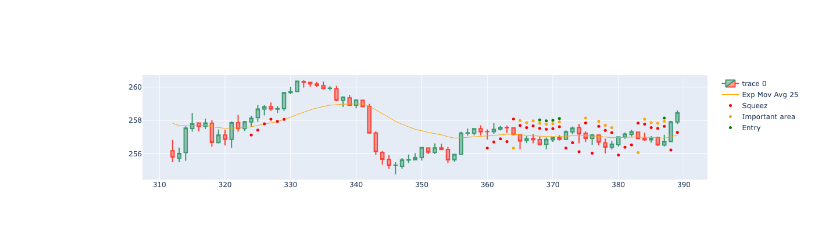
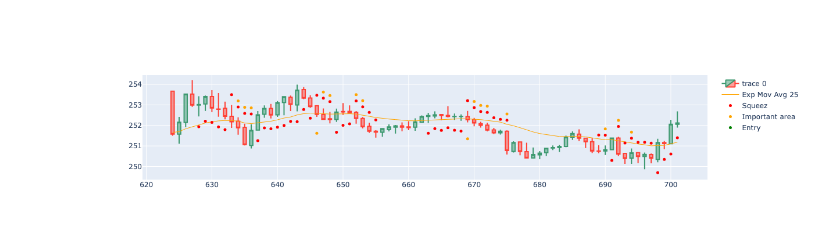
Before and after one commit to gastoncs/jupyter-docker, a Jupyter notebook: app/src/practice/squeez/testBolingerBands-v2.ipynb, the cells around one changed output. Drawn from its saved outputs; the diff is of its cells as text; code cells hidden in the pictures.

Commit message:
Adjustments to the Trends functions

```diff
--- a/app/src/practice/squeez/testBolingerBands-v2.ipynb
+++ b/app/src/practice/squeez/testBolingerBands-v2.ipynb
@@ -200,6 +194,8 @@ def detectPosibleBreak(candle):
     ema25 = (df.iloc[candle]).ema25
     close = (df.iloc[candle]).Close
     squeezeCloseToEma = (df.iloc[candle]).squeezeCloseToEma
+    trendDailyLongTerm = (df.iloc[candle]).trendDailyLongTerm
+    trendDailyShortTerm = (df.iloc[candle]).trendDailyShortTerm
 
     if (candle <= (window)) or (candle+window+1 >= len(df)):
         return posibleBreak
@@ -211,17 +207,28 @@ def detectPosibleBreak(candle):
     lastTreeUnder = localdf[localdf['squeezeCloseToEma'] == EMA25['PRICE_ACCION_UNDER'].value].tail(3).values
     lastTreeOver = localdf[localdf['squeezeCloseToEma'] == EMA25['PRICE_ACCION_OVER'].value].tail(3).values
 
-    if len(lastTreeUnder) == window and close<ema25 and squeezeCloseToEma:
+    if len(lastTreeUnder) == window and \
+            close<ema25 and \
+            squeezeCloseToEma and \
+            trendDailyLongTerm == TREND['DOWN'].value and \
+            trendDailyShortTerm == TREND['DOWN'].value :
+
         posibleBreak = EMA25['PRICE_ACCION_UNDER'].value
-    elif len(lastTreeOver) == window and close>ema25 and squeezeCloseToEma:
+
+    elif len(lastTreeOver) == window and \
+            close>ema25 and squeezeCloseToEma and \
+            trendDailyLongTerm == TREND['UP'].value and \
+            trendDailyShortTerm == TREND['UP'].value :
+
         posibleBreak = EMA25['PRICE_ACCION_OVER'].value
+
     else:
         posibleBreak = EMA25['PRICE_ACCION_NEUTRAL'].value
 
     return posibleBreak
 
-df['trendDaylyShortTerm'] = detectDailyTrendShortTerm()
-df['trendDaylyLongTerm'] = detectDailyTrendLongTerm()
+df['trendDailyShortTerm'] = detectDailyTrendShortTerm()
+df['trendDailyLongTerm'] = detectDailyTrendLongTerm()
 df['squeeze'] = df.apply(lambda row: detectSqueeze(row.name), axis=1)
 df['squeezeCloseToEma'] = df.apply(lambda row: detectSqueezeCloseToEMA(row.name), axis=1)
 df['posibleBreak'] = df.apply(lambda row: detectPosibleBreak(row.name), axis=1)
@@ -299,32 +306,51 @@ import plotly.graph_objects as go
 2418:2496 *
 2496:2574 x
 2574:2652 x
 2652:2730 x
 2730:2808 *
 '''
-dfpl = df[312:390]
+
+'''
+0:78      *
+312:390   *
+468:546   *
+546:624   *
+624:702   *
+702:780   *
+780:858   *
+1092:1170 *
+1326:1404 *
+1482:1560 *
+1794:1872 *
+1872:1950 *
+2028:2106 *
+2340:2418 *
+2418:2496 *
+2730:2808 *
+'''
+dfpl = df[624:702]
 
 fig = go.Figure(
     data=[
         go.Candlestick(
             x=dfpl.index,
             open=dfpl['Open'],
             high=dfpl['High'],
             low=dfpl['Low'],
             close=dfpl['Close']),
         go.Scatter(
             x=dfpl.index,
             y=dfpl['ema25'],
             line=dict(color='orange', width=1),
             name="Exp Mov Avg 25")
     ]
 )
 
 fig.add_scatter(x=dfpl.index, y=dfpl['squezzeArea'], mode="markers", marker=dict(size=5, color="red"), name="Squeez")
 fig.add_scatter(x=dfpl.index, y=dfpl['squeezeCloseToEmaArea'], mode="markers", marker=dict(size=5, color="orange"), name="Important area")
 fig.add_scatter(x=dfpl.index, y=dfpl['posibleBreakArea'], mode="markers", marker=dict(size=5, color="green"), name="Entry")
 
 fig.update_layout(xaxis_rangeslider_visible=False)
 fig.show()
 # %% [output]
-[figure, old version]
+[figure, new version]
```
Also changed, not shown: parts of 4 cells of this notebook, 4 other files.
